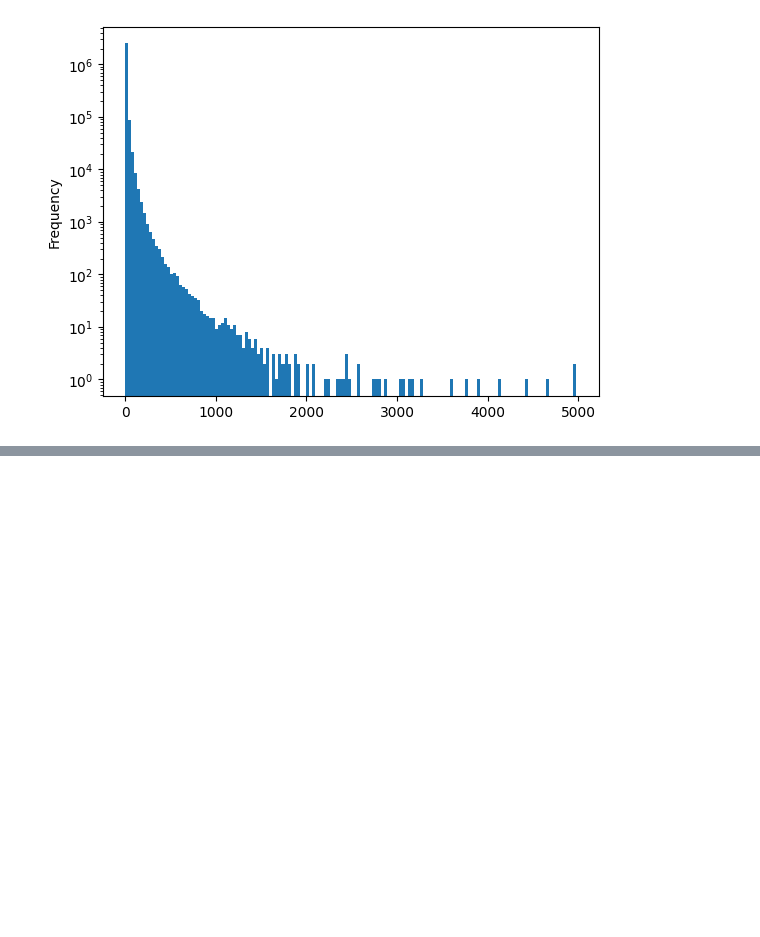
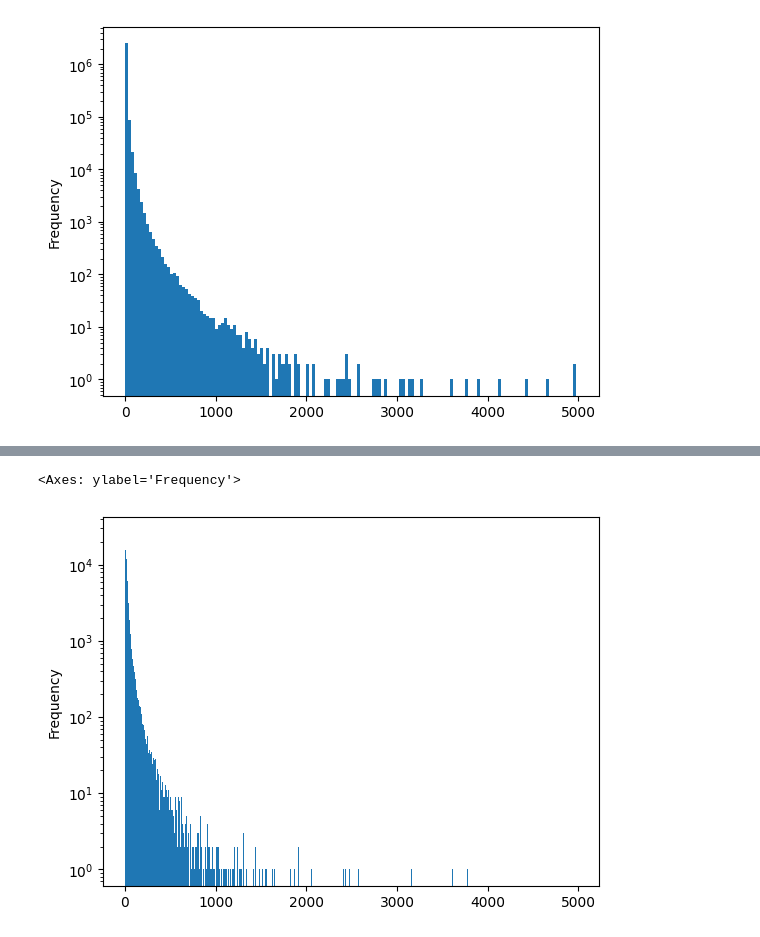
Before and after one commit to AMGrobelnik/MLG-Predicting-Impacful-Events, a Jupyter notebook: preprocess/batch/generate_batch_ids.ipynb, the cells around one changed output, grey strips where cells are left out. Cells and saved outputs as stored; diff of their text form; code cells hidden in the pictures; blank space fills up the shorter version.

```diff
--- a/preprocess/batch/generate_batch_ids.ipynb
+++ b/preprocess/batch/generate_batch_ids.ipynb
@@ -95,0 +116,9 @@ recent_10['event_date'].plot.hist(bins=100, log=True)
+# %%
+recent_high = recent_10[recent_10['count'] >= 25]
+# %%
+recent_med = recent_10[recent_10['count'] < 25]
+recent_med = recent_med[recent_med['count'] >= 10]
+recent_med = recent_med.sample(frac=0.2)
+# %%
+recent_low = recent_10[recent_10['count'] < 10]
+recent_low = recent_low.sample(frac=0.1)
@@ -95,0 +129,2 @@ recent_10['event_date'].plot.hist(bins=100, log=True)
+# %%
+dataset = pd.concat([recent_low, recent_med, recent_high])
@@ -96,3 +148,8 @@ recent_10['event_date'].plot.hist(bins=100, log=True)
+# %%
+dataset['count'].plot.hist(bins=1000, log=True)
+# %% [output]
+<Axes: ylabel='Frequency'>
+[figure, added]
 # %%
 random_10['event_date'].plot.hist(bins=100, log=True)
 # %% [output]
```
Also changed, not shown: parts of 17 cells of this notebook, 1 other file.
